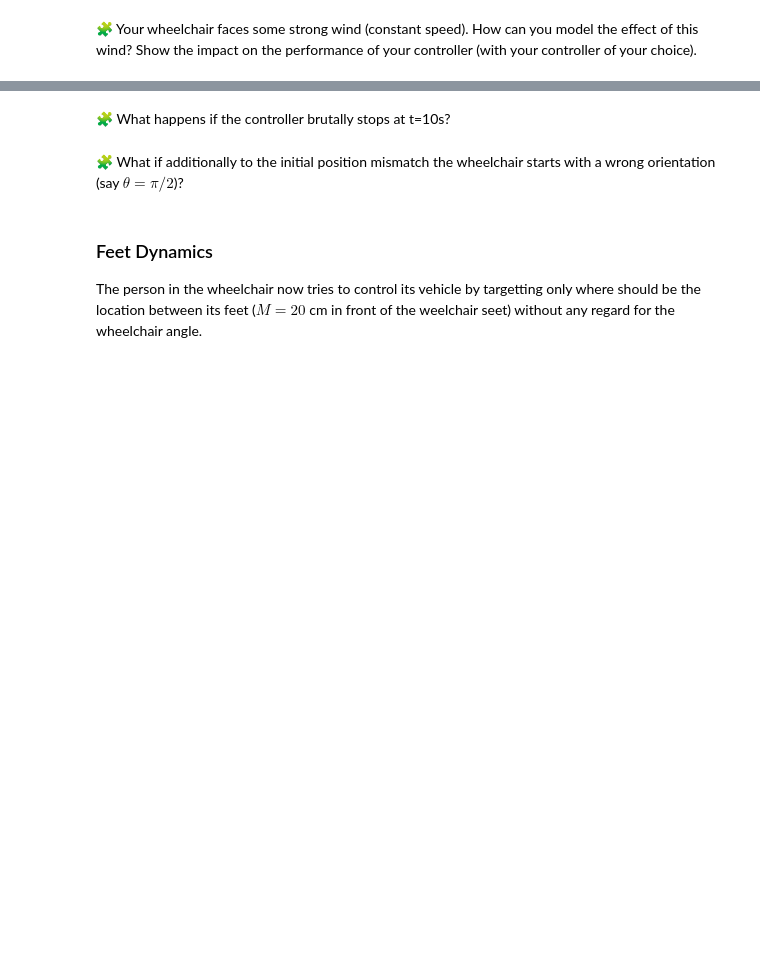
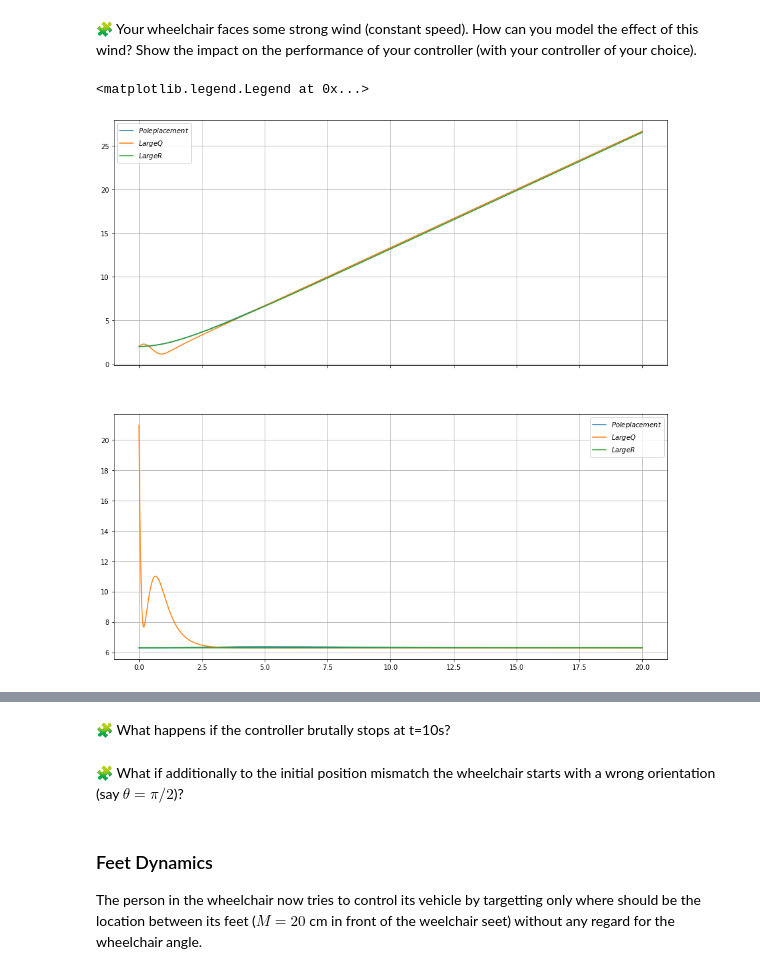
Before and after one commit to AyaBOUBAKRI/control-engineering-with-python-project-2022-2023, a Jupyter notebook: Project-3.ipynb, the cells around one changed output, grey strips where cells are left out. Cells and saved outputs as stored; diff of their text form; code cells hidden in the pictures; blank space fills up the shorter version.

```diff
--- a/Project-3.ipynb
+++ b/Project-3.ipynb
@@ -909,2 +961,50 @@ legend()
 # %% [markdown]
 🧩 Your wheelchair faces some strong wind (constant speed). How can you model the effect of this wind? Show the impact on the performance of your controller (with your controller of your choice).
+# %%
+Q1 = [[100, 0, 0], [0, 100, 0], [0, 0, 100]]
+R1 = [[1, 0], [0, 1]]
+Q2 = [[1, 0, 0], [0, 1, 0], [0, 0, 1]]
+R2 = [[100, 0], [0, 100]]
+
+Pi1 = solve_continuous_are(A, B, Q1, R1)
+KQ = inv(R1) @ B.T @ Pi1
+Pi2 = solve_continuous_are(A, B, Q2, R2)
+KR = inv(R2) @ B.T @ Pi2
+
+tf = 20
+t = linspace(0.0, tf, 1000)
+
+poles = [-0.36, -0.37, -0.35]
+K_pp = place_poles(A, B, poles).gain_matrix
+
+K = K_pp
+sol_1 = solve_ivp(fun=fun, t_span=[0, tf], y0=[0, 2, 0], dense_output=True, rtol=1e-6, atol=1e-12)
+ETAT1 = [norm(sol_1["sol"](a)) for a in t]
+control_effort_1 = np.array([norm(omega(a, sol_1["sol"](a))) for a in t]).T
+
+K = KQ
+sol_2 = solve_ivp(fun=fun, t_span=[0, tf], y0=[0, 2, 0], dense_output=True, rtol=1e-6, atol=1e-12)
+ETAT2 = [norm(sol_2["sol"](a)) for a in t]
+control_effort_2 = np.array([norm(omega(a, sol_2["sol"](a))) for a in t]).T
+
+K = KR
+sol_3 = solve_ivp(fun=fun, t_span=[0, tf], y0=[0, 2, 0], dense_output=True, rtol=1e-6, atol=1e-12)
+ETAT3 = [norm(sol_3["sol"](a)) for a in t]
+control_effort_3 = np.array([norm(omega(a, sol_3["sol"](a))) for a in t]).T
+
+
+fig = figure(figsize=(15, 15))
+ax1, ax2 = fig.subplots(2, 1, sharex=True)
+ax1.grid(True)
+ax1.plot(t, ETAT1, label="$Pole placement$")
+ax1.plot(t, ETAT2, label="$Large Q$")
+ax1.plot(t, ETAT3, label="$Large R$")
+ax1.legend()
+ax2.grid(True)
+ax2.plot(t, control_effort_1, label="$Pole placement$")
+ax2.plot(t, control_effort_2, label="$Large Q$")
+ax2.plot(t, control_effort_3, label="$Large R$")
+ax2.legend()
+# %% [output]
+<matplotlib.legend.Legend at 0x...>
+[figure, added]
```
Also changed, not shown: parts of 4 cells of this notebook.
